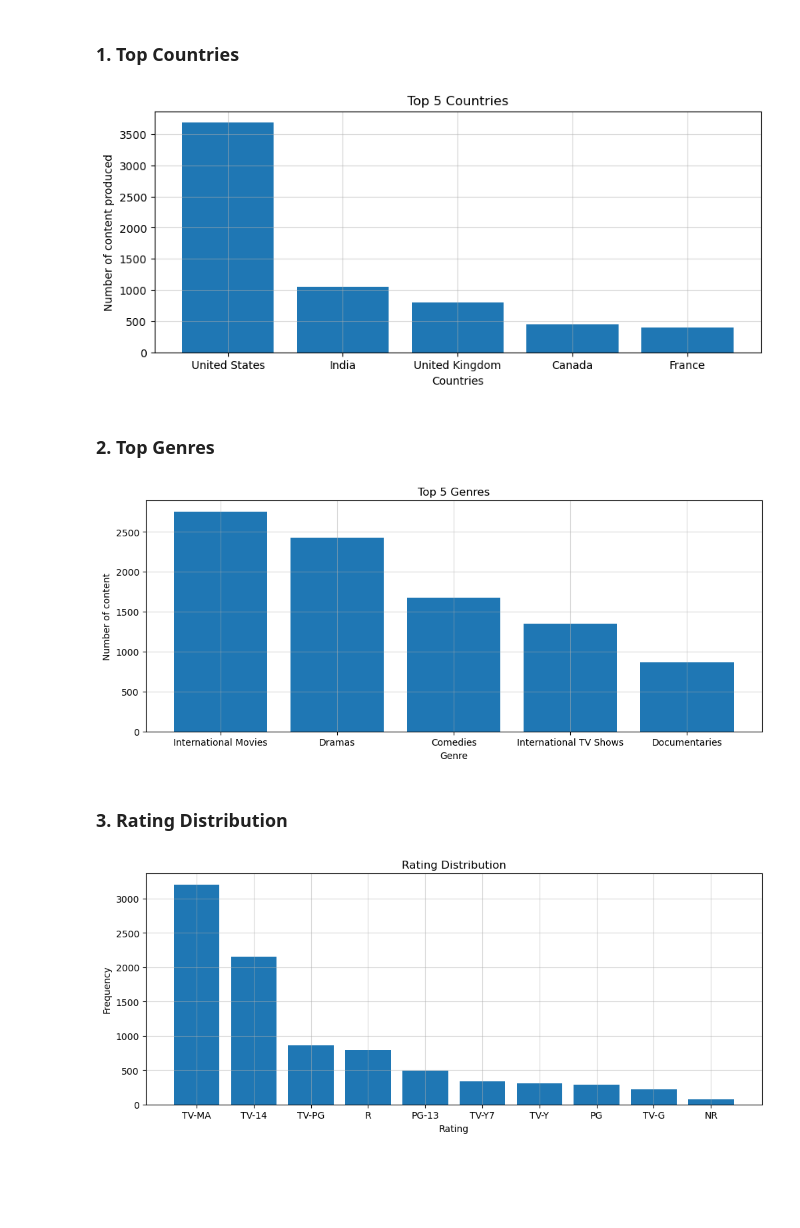
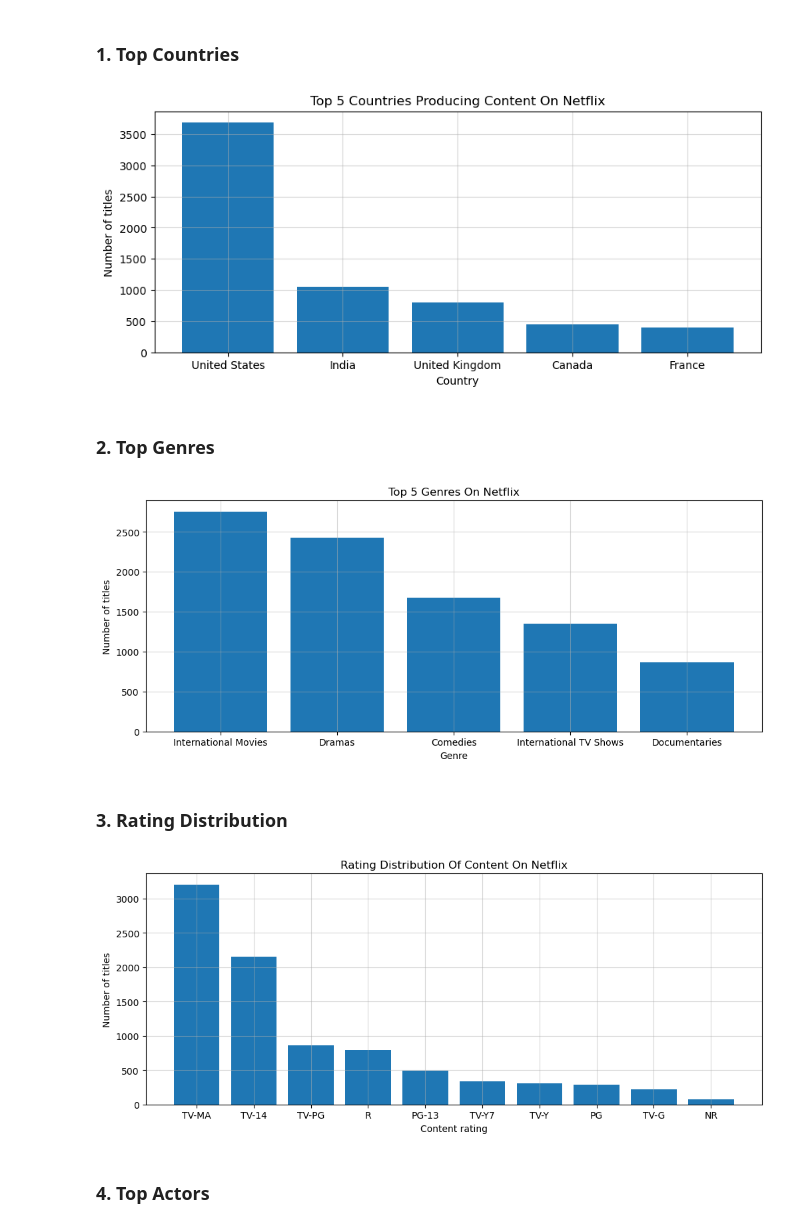
Before and after one commit to Yash-Codes07/netflix-content-analysis, a Jupyter notebook: notebooks/netflix_content_analysis.ipynb, the cells around one changed output. Drawn from its saved outputs; the diff is of its cells as text; code cells hidden in the pictures; blank space fills up the shorter version.

```diff
--- a/notebooks/netflix_content_analysis.ipynb
+++ b/notebooks/netflix_content_analysis.ipynb
@@ -295,14 +343,14 @@ Name: count, dtype: int64
 # %%
 # country_count - used earlier
 plt.figure(figsize=(10, 4))
 plt.bar(country_count.index[:5], country_count.values[:5])
 plt.grid(True, alpha=0.5)
-plt.xlabel("Countries")
-plt.ylabel("Number of content produced")
-plt.title("Top 5 Countries")
+plt.xlabel("Country")
+plt.ylabel("Number of titles")
+plt.title("Top 5 Countries Producing Content On Netflix")
 plt.show()
 # %% [output]
-[figure, old version]
+[figure, new version]
 # %% [markdown]
 ### 2. Top Genres
 # %%
@@ -312,11 +360,11 @@ plt.bar(genre_count.index[:5], genre_count.values[:5])
 plt.grid(True, alpha=0.5)
 plt.tight_layout()
 plt.xlabel("Genre")
-plt.ylabel("Number of content")
-plt.title("Top 5 Genres")
+plt.ylabel("Number of titles")
+plt.title("Top 5 Genres On Netflix")
 plt.show()
 # %% [output]
-[figure, old version]
+[figure, new version]
 # %% [markdown]
 ### 3. Rating Distribution
 # %%
@@ -325,9 +373,11 @@ plt.figure(figsize=(10, 4))
 plt.bar(rating_count.index[:10], rating_count.values[:10])
 plt.grid(True, alpha=0.5)
 plt.tight_layout()
-plt.xlabel("Rating")
-plt.ylabel("Frequency")
-plt.title("Rating Distribution")
+plt.xlabel("Content rating")
+plt.ylabel("Number of titles")
+plt.title("Rating Distribution Of Content On Netflix")
 plt.show()
 # %% [output]
-[figure, old version]
+[figure, new version]
+# %% [markdown]
+### 4. Top Actors
```
Also changed, not shown: parts of 31 cells of this notebook.
